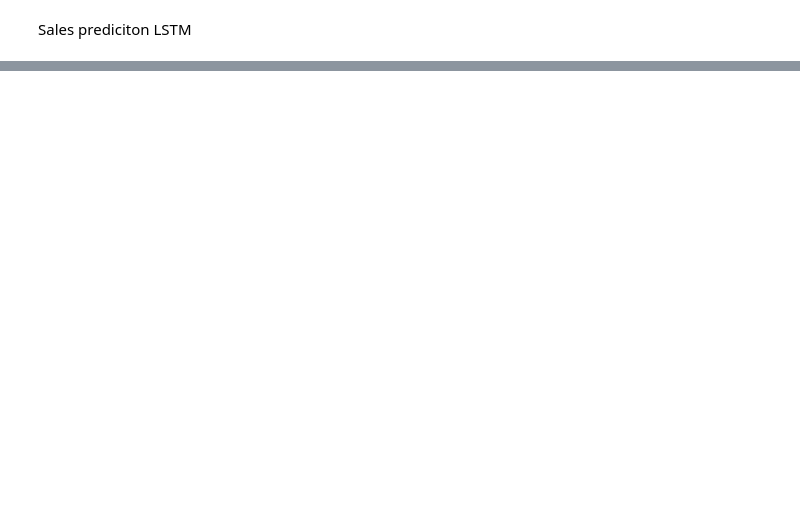
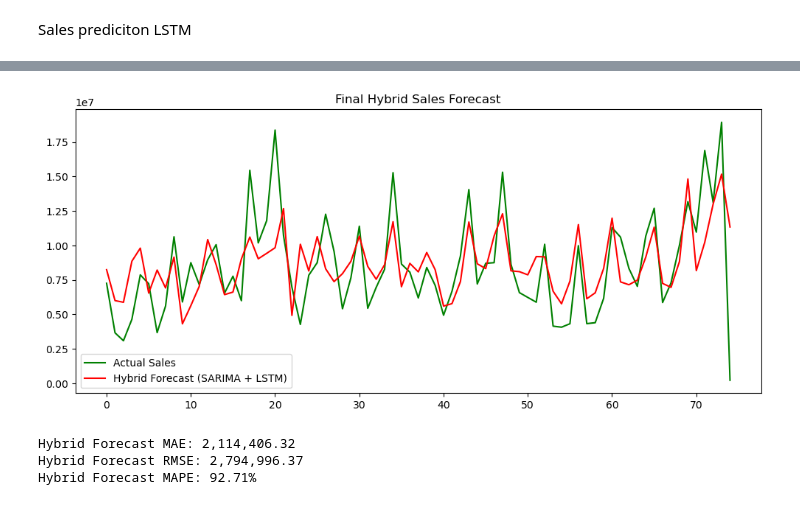
Before and after one commit to MrStrelan/SalesPredictionFramework, a Jupyter notebook: SARIMA.ipynb, the cells around one changed output, grey strips where cells are left out. Drawn from its saved outputs; the diff is of its cells as text; code cells hidden in the pictures; blank space fills up the shorter version.

```diff
--- a/SARIMA.ipynb
+++ b/SARIMA.ipynb
@@ -1171,0 +1250,24 @@ plt.show()
+# %%
+from keras.api.models import Sequential
+from keras.api.layers import LSTM, Dense, Dropout
+from keras.api.optimizers import Adam
+from keras.api.callbacks import EarlyStopping
+from keras.api.losses import Huber
+
+model = Sequential()
+model.add(LSTM(64, return_sequences=True, input_shape=(X_train.shape[1], X_train.shape[2])))
+model.add(LSTM(32))
+model.add(Dropout(0.2))
+model.add(Dense(16, activation='relu'))
+model.add(Dense(1))
+
+model.compile(optimizer=Adam(learning_rate=0.008), loss=Huber(), metrics=['mae'])
+
+history = model.fit(
+    X_train, y_train,
+    epochs=100,
+    batch_size=32,
+    validation_split=0.2,
+    callbacks=[EarlyStopping(patience=10, restore_best_weights=True)],
+    verbose=1
+)
@@ -1171,0 +1292,10 @@ plt.show()
+# %%
+# Predict residuals
+y_pred = model.predict(X_test)
+y_pred_inv = target_scaler.inverse_transform(y_pred)
+
+# Get SARIMA forecast for same period
+sarima_part = combined['sarima_forecast'].iloc[-len(y_pred):].values.reshape(-1, 1)
+
+# Final forecast = base + correction
+final_forecast = y_pred_inv + sarima_part
@@ -1171,0 +1306,28 @@ plt.show()
+# %%
+true_sales = combined['Sum of Invoiced Amount EUR'].iloc[-len(y_pred):].values
+
+import matplotlib.pyplot as plt
+
+plt.figure(figsize=(12, 5))
+plt.plot(true_sales, label='Actual Sales', color='green')
+plt.plot(final_forecast, label='Hybrid Forecast (SARIMA + LSTM)', color='red')
+plt.title("Final Hybrid Sales Forecast")
+plt.legend()
+plt.show()
+# %% [output]
+[figure, added]
+# %%
+from sklearn.metrics import mean_absolute_error, mean_squared_error
+import numpy as np
+
+mae = mean_absolute_error(true_sales, final_forecast)
+rmse = np.sqrt(mean_squared_error(true_sales, final_forecast))
+mape = np.mean(np.abs((true_sales - final_forecast.flatten()) / true_sales)) * 100
+
+print(f"Hybrid Forecast MAE: {mae:,.2f}")
+print(f"Hybrid Forecast RMSE: {rmse:,.2f}")
+print(f"Hybrid Forecast MAPE: {mape:.2f}%")
+# %% [output]
+Hybrid Forecast MAE: 2,114,406.32
+Hybrid Forecast RMSE: 2,794,996.37
+Hybrid Forecast MAPE: 92.71%
```
Also changed, not shown: parts of 32 cells of this notebook, 3 other files.
